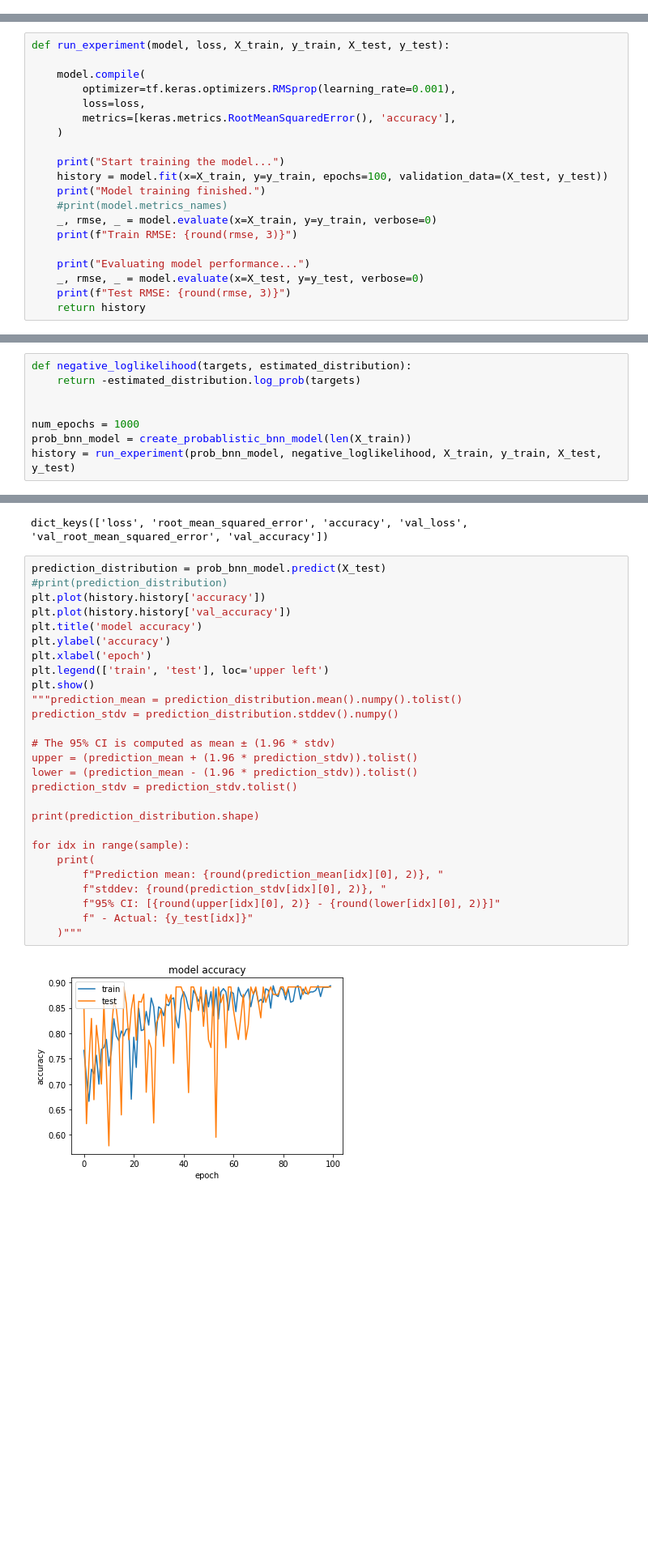
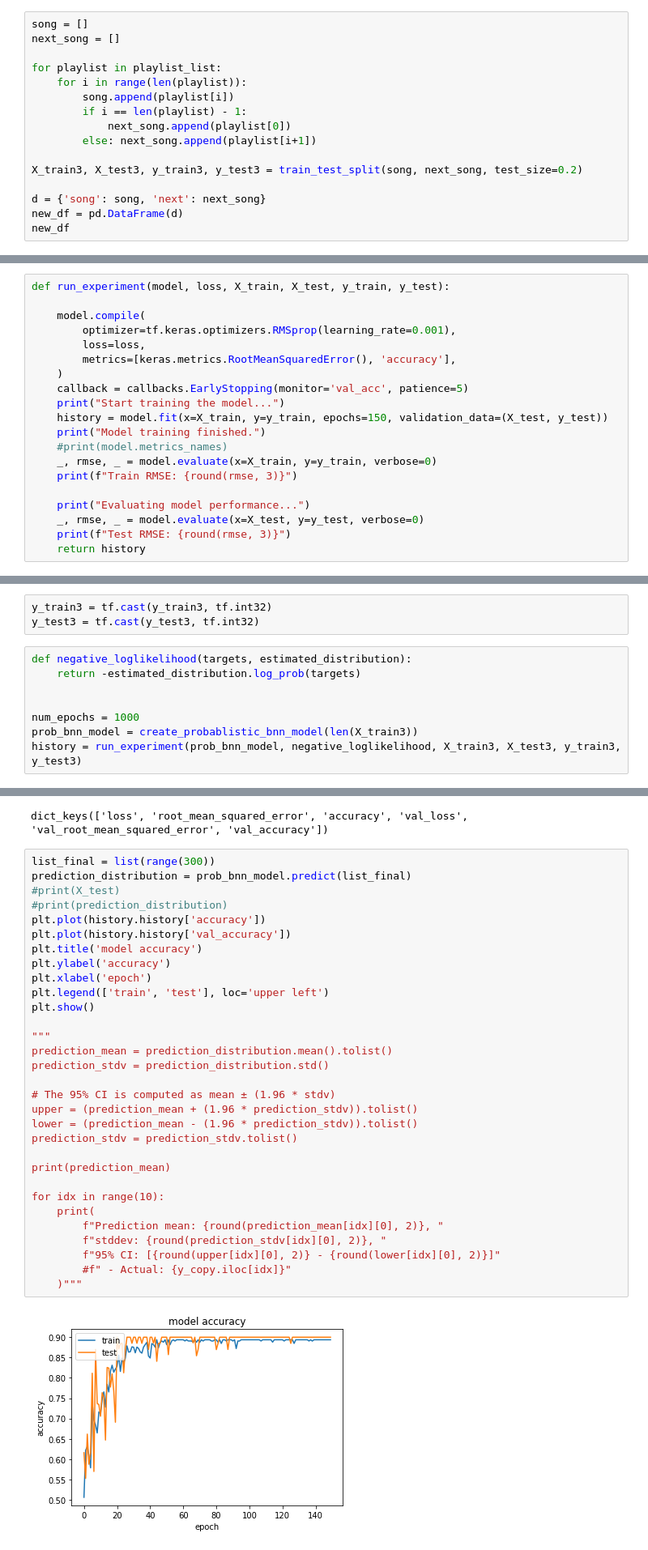
Before and after one commit to egvhoena/uncertainty-in-recs, a Jupyter notebook: new_playground.ipynb, the cells around one changed output, grey strips where cells are left out. Shown at 81% size. Drawn from its saved outputs; the diff is of its cells as text; blank space fills up the shorter version.

```diff
--- a/new_playground.ipynb
+++ b/new_playground.ipynb
@@ -334,3 +341,19 @@ for i in type: #GET A RANDOM PLAYLIST OF A SPECIFIC TYPE
     else:
         pl = get_playlists(cum_prob_uni)
     playlist_list.append(pl)
+# %%
+song = []
+next_song = []
+
+for playlist in playlist_list:
+    for i in range(len(playlist)):
+        song.append(playlist[i])
+        if i == len(playlist) - 1:
+            next_song.append(playlist[0])
+        else: next_song.append(playlist[i+1])
+
+X_train3, X_test3, y_train3, y_test3 = train_test_split(song, next_song, test_size=0.2)
+
+d = {'song': song, 'next': next_song}
+new_df = pd.DataFrame(d)
+new_df
@@ -407,16 +445,16 @@ KendalltauResult(correlation=-0.24024139702105804, pvalue=2.0611479987195184e-06
 # %% [markdown]
 # Test on bayesian probabilistic model
 # %%
-def run_experiment(model, loss, X_train, y_train, X_test, y_test):
+def run_experiment(model, loss, X_train, X_test, y_train, y_test):
 
     model.compile(
         optimizer=tf.keras.optimizers.RMSprop(learning_rate=0.001),
         loss=loss,
         metrics=[keras.metrics.RootMeanSquaredError(), 'accuracy'],
     )
-
+    callback = callbacks.EarlyStopping(monitor='val_acc', patience=5)
     print("Start training the model...")
-    history = model.fit(x=X_train, y=y_train, epochs=100, validation_data=(X_test, y_test))
+    history = model.fit(x=X_train, y=y_train, epochs=150, validation_data=(X_test, y_test))
     print("Model training finished.")
     #print(model.metrics_names)
     _, rmse, _ = model.evaluate(x=X_train, y=y_train, verbose=0)
@@ -486,10 +581,13 @@ def create_probablistic_bnn_model(train_size):
+# %%
+y_train3 = tf.cast(y_train3, tf.int32)
+y_test3 = tf.cast(y_test3, tf.int32)
 # %%
 def negative_loglikelihood(targets, estimated_distribution):
     return -estimated_distribution.log_prob(targets)
 
 
 num_epochs = 1000
-prob_bnn_model = create_probablistic_bnn_model(len(X_train))
-history = run_experiment(prob_bnn_model, negative_loglikelihood, X_train, y_train, X_test, y_test)
+prob_bnn_model = create_probablistic_bnn_model(len(X_train3))
+history = run_experiment(prob_bnn_model, negative_loglikelihood, X_train3, X_test3, y_train3, y_test3)
 # %% [output]
 Start training the model...
@@ -514,31 +597,35 @@ print(history.history.keys())
 # %% [output]
 dict_keys(['loss', 'root_mean_squared_error', 'accuracy', 'val_loss', 'val_root_mean_squared_error', 'val_accuracy'])
 # %%
-prediction_distribution = prob_bnn_model.predict(X_test)
+list_final = list(range(300))
+prediction_distribution = prob_bnn_model.predict(list_final)
+#print(X_test)
 #print(prediction_distribution)
 plt.plot(history.history['accuracy'])
 plt.plot(history.history['val_accuracy'])
 plt.title('model accuracy')
 plt.ylabel('accuracy')
 plt.xlabel('epoch')
 plt.legend(['train', 'test'], loc='upper left')
 plt.show()
-"""prediction_mean = prediction_distribution.mean().numpy().tolist()
-prediction_stdv = prediction_distribution.stddev().numpy()
+
+"""
+prediction_mean = prediction_distribution.mean().tolist()
+prediction_stdv = prediction_distribution.std()
 
 # The 95% CI is computed as mean ± (1.96 * stdv)
 upper = (prediction_mean + (1.96 * prediction_stdv)).tolist()
 lower = (prediction_mean - (1.96 * prediction_stdv)).tolist()
 prediction_stdv = prediction_stdv.tolist()
 
-print(prediction_distribution.shape)
+print(prediction_mean)
 
-for idx in range(sample):
+for idx in range(10):
     print(
         f"Prediction mean: {round(prediction_mean[idx][0], 2)}, "
         f"stddev: {round(prediction_stdv[idx][0], 2)}, "
         f"95% CI: [{round(upper[idx][0], 2)} - {round(lower[idx][0], 2)}]"
-        f" - Actual: {y_test[idx]}"
+        #f" - Actual: {y_copy.iloc[idx]}"
     )"""
 # %% [output]
-[figure, old version]
+[figure, new version]
```
Also changed, not shown: parts of 17 cells of this notebook, 1 other file.
